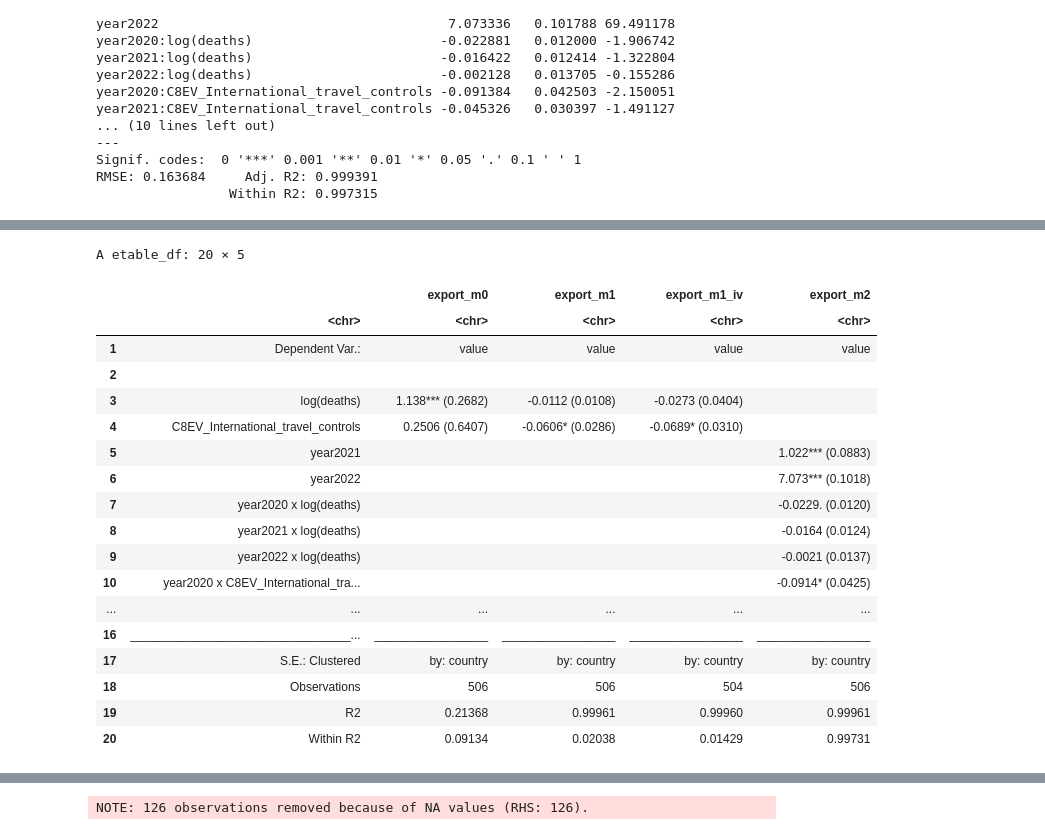
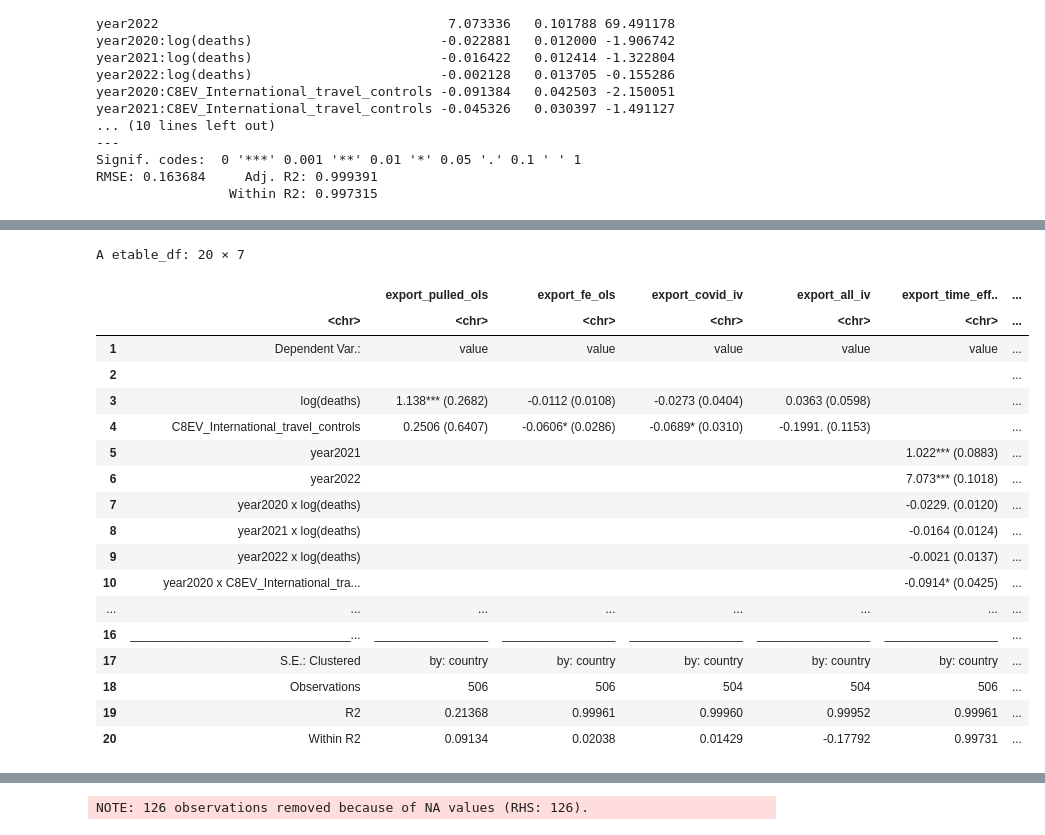
Before and after one commit to xan-d-or/thesis, a Jupyter notebook: analysis/hs0_fe_estimation.ipynb, the cells around one changed output, grey strips where cells are left out. Drawn from its saved outputs; the diff is of its cells as text; code cells hidden in the pictures.

```diff
--- a/analysis/hs0_fe_estimation.ipynb
+++ b/analysis/hs0_fe_estimation.ipynb
@@ -120,13 +138,12 @@ Signif. codes:  0 '***' 0.001 '**' 0.01 '*' 0.05 '.' 0.1 ' ' 1
 RMSE: 0.164813     Adj. R2: 0.99939
                  Within R2: 0.020382
 # %%
-# Маски сами по себе --- слабый и эндогенный (= плохой) инструмент
-# Зато другие хорошие
-export_m1_iv = feols(value ~ 1 + C8EV_International_travel_controls|country + year|
+# Тут всё экзогенно
+export_covid_iv = feols(value ~ 1 + C8EV_International_travel_controls|country + year|
  log(deaths) ~ #H6M_Facial_Coverings+
  C1M_School_closing+median_age+population_density,
  data = df)
-export_m1_iv %>% summary(vcov = ~country)
+export_covid_iv %>% summary(vcov = ~country)
 # %% [output]
 NOTE: 156 observations removed because of NA and infinite values (RHS: 126, IV: 74/130).
 TSLS estimation - Dep. Var.: value
@@ -146,3 +163,9 @@ RMSE: 0.165544     Adj. R2: 0.999383
 F-test (1st stage), log(deaths): stat = 14.3     , p = 6.098e-9, on 3 and 497 DoF.
                      Wu-Hausman: stat =  0.180157, p = 0.67152 , on 1 and 324 DoF.
                          Sargan: stat =  4.17049 , p = 0.124277, on 2 DoF.
+# %%
+export_all_iv = feols(value ~ 1 |country + year|
+ log(deaths) + C8EV_International_travel_controls ~ #H6M_Facial_Coverings+
+ C1M_School_closing+median_age+population_density,
+ data = df)
+export_all_iv %>% summary(vcov = ~country)
@@ -149,8 +191,8 @@ F-test (1st stage), log(deaths): stat = 14.3     , p = 6.098e-9, on 3 and 497 Do
 # %%
 # Гетерогенность во времени
-export_m2 = feols(value ~ year/log(deaths) + year/C8EV_International_travel_controls| country,
+export_time_effects = feols(value ~ year/log(deaths) + year/C8EV_International_travel_controls| country,
  data = df)
-export_m2 %>% summary(vcov = ~country)
+export_time_effects %>% summary(vcov = ~country)
 # %% [output]
 NOTE: 154 observations removed because of NA and infinite values (RHS: 154).
 OLS estimation, Dep. Var.: value
@@ -170,3 +212,12 @@ year2021:C8EV_International_travel_controls -0.045326   0.030397 -1.491127
 Signif. codes:  0 '***' 0.001 '**' 0.01 '*' 0.05 '.' 0.1 ' ' 1
 RMSE: 0.163684     Adj. R2: 0.999391
                  Within R2: 0.997315
+# %%
+# Гетерогенность во времени
+export_covid_time_effects = feols(value ~ year/log(deaths)| country,
+ data = df)
+export_covid_time_effects %>% summary(vcov = ~country)
+# Ядро крашится почему-то
+# feols(value ~ 1| country|
+# year/log(deaths)~C1M_School_closing+median_age+population_density,
+#  data = df) %>% summary(vcov = ~country)
@@ -173,27 +240,27 @@ RMSE: 0.163684     Adj. R2: 0.999391
 # %%
 # Здесь это точно не осмысленно использовать кластеризацию по годам.
 # С кластеризацией по странам есть значимость только у ограничений на поездки.
 # На инструменты пока смотреть не стоит, потому что они слабые.
-etable(export_m0, export_m1, export_m1_iv, export_m2, vcov = ~country)
+etable(export_pulled_ols, export_fe_ols, export_covid_iv, export_all_iv, export_time_effects, export_covid_time_effects, vcov = ~country)
 # %% [output]
-A etable_df: 20 × 5
+A etable_df: 20 × 7
-|  |  | export_m0 | export_m1 | export_m1_iv | export_m2 |
-|  | <chr> | <chr> | <chr> | <chr> | <chr> |
-| 1 | Dependent Var.: | value | value | value | value |
-| 2 |  |  |  |  |  |
-| 3 | log(deaths) | 1.138*** (0.2682) | -0.0112 (0.0108) | -0.0273 (0.0404) |  |
-| 4 | C8EV_International_travel_controls | 0.2506 (0.6407) | -0.0606* (0.0286) | -0.0689* (0.0310) |  |
-| 5 | year2021 |  |  |  | 1.022*** (0.0883) |
-| 6 | year2022 |  |  |  | 7.073*** (0.1018) |
-| 7 | year2020 x log(deaths) |  |  |  | -0.0229. (0.0120) |
-| 8 | year2021 x log(deaths) |  |  |  | -0.0164 (0.0124) |
-| 9 | year2022 x log(deaths) |  |  |  | -0.0021 (0.0137) |
-| 10 | year2020 x C8EV_International_tra... |  |  |  | -0.0914* (0.0425) |
-| ... | ... | ... | ... | ... | ... |
-| 16 | _________________________________... | _________________ | _________________ | _________________ | _________________ |
-| 17 | S.E.: Clustered | by: country | by: country | by: country | by: country |
-| 18 | Observations | 506 | 506 | 504 | 506 |
-| 19 | R2 | 0.21368 | 0.99961 | 0.99960 | 0.99961 |
-| 20 | Within R2 | 0.09134 | 0.02038 | 0.01429 | 0.99731 |
+|  |  | export_pulled_ols | export_fe_ols | export_covid_iv | export_all_iv | export_time_eff.. | ... |
+|  | <chr> | <chr> | <chr> | <chr> | <chr> | <chr> | ... |
+| 1 | Dependent Var.: | value | value | value | value | value | ... |
+| 2 |  |  |  |  |  |  | ... |
+| 3 | log(deaths) | 1.138*** (0.2682) | -0.0112 (0.0108) | -0.0273 (0.0404) | 0.0363 (0.0598) |  | ... |
+| 4 | C8EV_International_travel_controls | 0.2506 (0.6407) | -0.0606* (0.0286) | -0.0689* (0.0310) | -0.1991. (0.1153) |  | ... |
+| 5 | year2021 |  |  |  |  | 1.022*** (0.0883) | ... |
+| 6 | year2022 |  |  |  |  | 7.073*** (0.1018) | ... |
+| 7 | year2020 x log(deaths) |  |  |  |  | -0.0229. (0.0120) | ... |
+| 8 | year2021 x log(deaths) |  |  |  |  | -0.0164 (0.0124) | ... |
+| 9 | year2022 x log(deaths) |  |  |  |  | -0.0021 (0.0137) | ... |
+| 10 | year2020 x C8EV_International_tra... |  |  |  |  | -0.0914* (0.0425) | ... |
+| ... | ... | ... | ... | ... | ... | ... | ... |
+| 16 | _________________________________... | _________________ | _________________ | _________________ | _________________ | _________________ | ... |
+| 17 | S.E.: Clustered | by: country | by: country | by: country | by: country | by: country | ... |
+| 18 | Observations | 506 | 506 | 504 | 504 | 506 | ... |
+| 19 | R2 | 0.21368 | 0.99961 | 0.99960 | 0.99952 | 0.99961 | ... |
+| 20 | Within R2 | 0.09134 | 0.02038 | 0.01429 | -0.17792 | 0.99731 | ... |
 # %%
 # С НАС ничего не значимо
```
Also changed, not shown: parts of 26 cells of this notebook, 1 other file.
